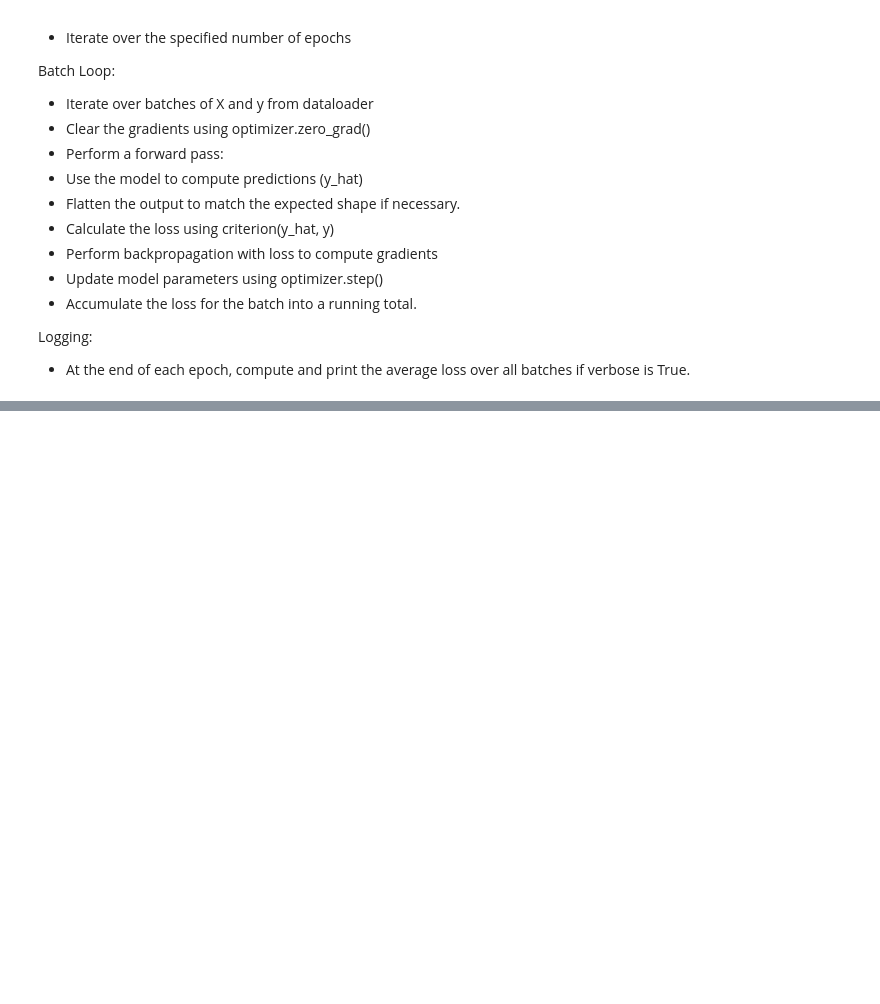
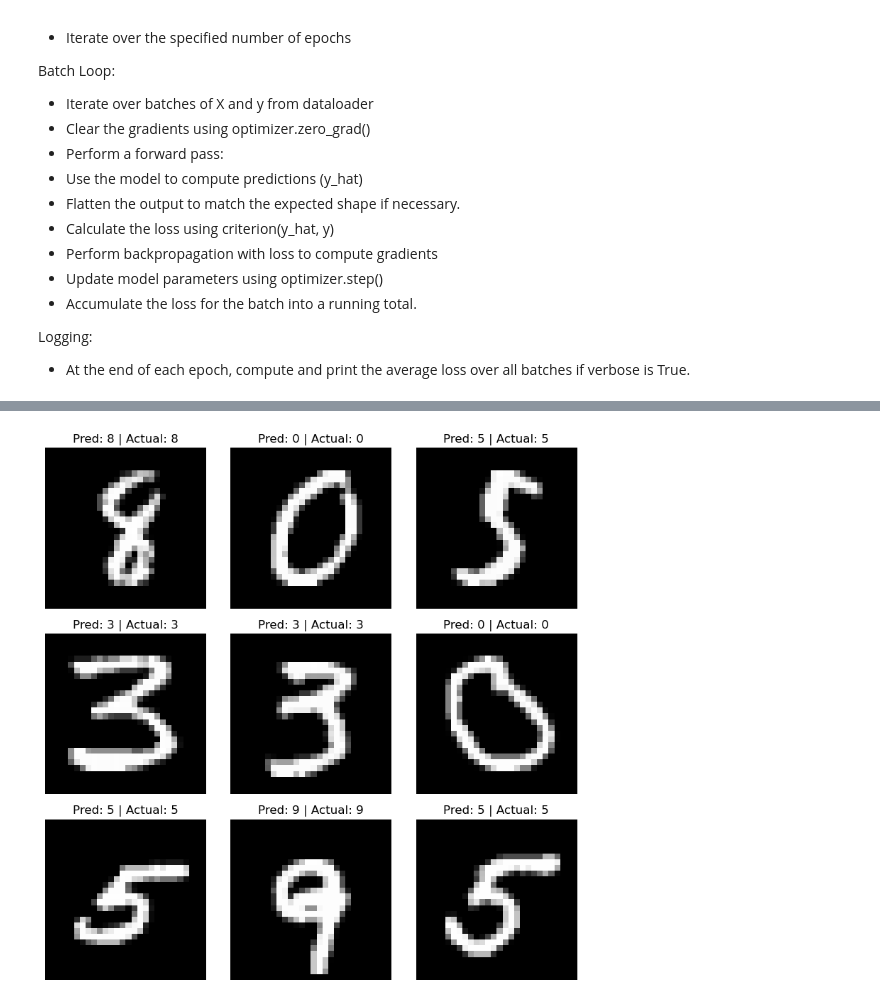
Before and after one commit to HoweyLuong/CS457_lab6, a Jupyter notebook: Hieu_Lab6.ipynb, the cells around one changed output, grey strips where cells are left out. Saved outputs shown, nothing was run; the diff lists cells and outputs as text; code cells hidden in the pictures; blank space fills up the shorter version.

```diff
--- a/Hieu_Lab6.ipynb
+++ b/Hieu_Lab6.ipynb
@@ -345,0 +347,24 @@ plot_matrix(model, test_dataset, device)
+# %%
+def visualize_predictions(model, dataset, device):
+    model.eval()
+    fig, axes = plt.subplots(3, 3, figsize=(8, 8))
+
+    for i, (X, y) in enumerate(DataLoader(dataset, batch_size=9, shuffle=True)):
+        X, y = X.to(device), y.to(device)
+        y_pred = model(X)
+        predictions = torch.argmax(y_pred, dim=1)
+
+        for j in range(9):
+            img = X[j].cpu().squeeze()
+            axes[j//3, j%3].imshow(img, cmap="gray")
+            axes[j//3, j%3].set_title(f"Pred: {predictions[j].item()} | Actual: {y[j].item()}")
+            axes[j//3, j%3].axis("off")
+
+        break  # Only visualize one batch
+
+    plt.tight_layout()
+    plt.show()
+# %%
+visualize_predictions(model, test_dataset, device)
+# %% [output]
+[figure, added]
```
Also changed, not shown: parts of 20 cells of this notebook.
